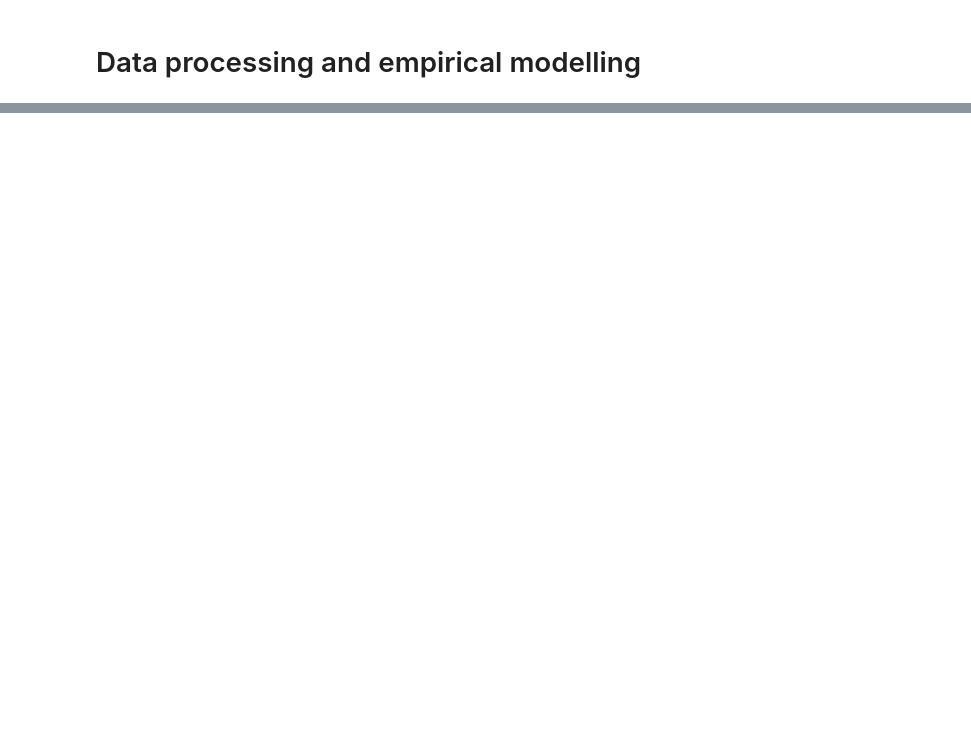
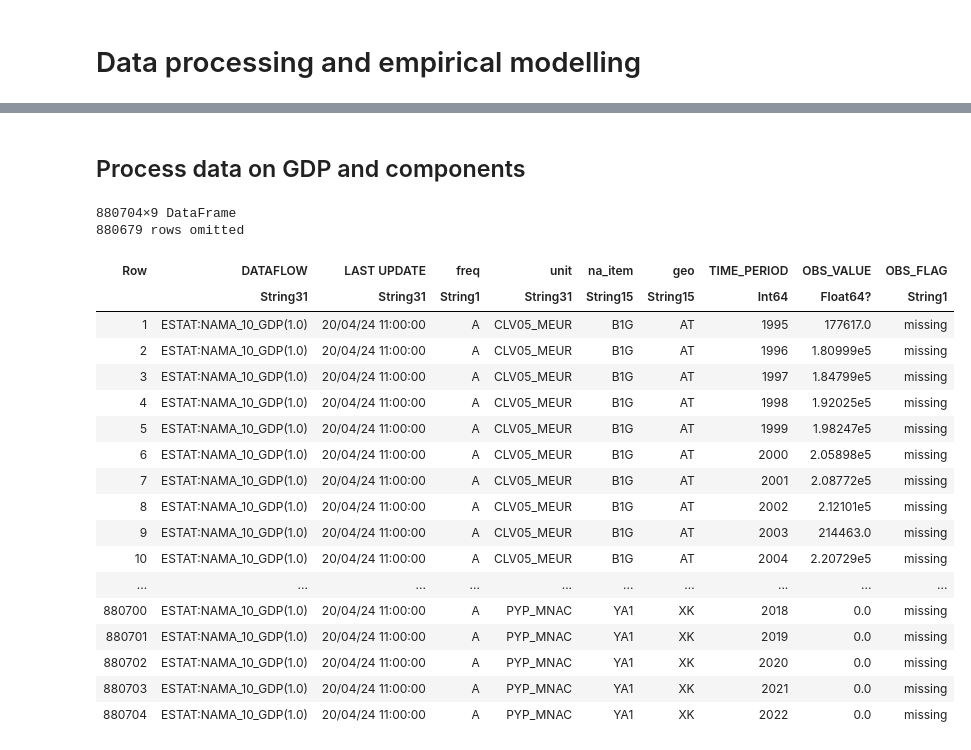
Before and after one commit to avassilev/MME, a Jupyter notebook: Data_processing.ipynb, the cells around one changed output, grey strips where cells are left out. Saved outputs shown, nothing was run; the diff lists cells and outputs as text; code cells hidden in the pictures; blank space fills up the shorter version.

Commit message:
More work on data processing

```diff
--- a/Data_processing.ipynb
+++ b/Data_processing.ipynb
@@ -134,0 +284,25 @@ SubString{String}["B1G", "B1GQ", "D21", "D21X31", "D31", "P3", "P31_S13", "P31_S
+# %% [markdown]
+## Process data on GDP and components
+# %%
+natl_acc = read_csv("datasets/nama_10_gdp_linear.csv.gz")
+# %% [output]
+880704×9 DataFrame
+880679 rows omitted
+| Row | DATAFLOW | LAST UPDATE | freq | unit | na_item | geo | TIME_PERIOD | OBS_VALUE | OBS_FLAG |
+|  | String31 | String31 | String1 | String31 | String15 | String15 | Int64 | Float64? | String1 |
+| 1 | ESTAT:NAMA_10_GDP(1.0) | 20/04/24 11:00:00 | A | CLV05_MEUR | B1G | AT | 1995 | 177617.0 | missing |
+| 2 | ESTAT:NAMA_10_GDP(1.0) | 20/04/24 11:00:00 | A | CLV05_MEUR | B1G | AT | 1996 | 1.80999e5 | missing |
+| 3 | ESTAT:NAMA_10_GDP(1.0) | 20/04/24 11:00:00 | A | CLV05_MEUR | B1G | AT | 1997 | 1.84799e5 | missing |
+| 4 | ESTAT:NAMA_10_GDP(1.0) | 20/04/24 11:00:00 | A | CLV05_MEUR | B1G | AT | 1998 | 1.92025e5 | missing |
+| 5 | ESTAT:NAMA_10_GDP(1.0) | 20/04/24 11:00:00 | A | CLV05_MEUR | B1G | AT | 1999 | 1.98247e5 | missing |
+| 6 | ESTAT:NAMA_10_GDP(1.0) | 20/04/24 11:00:00 | A | CLV05_MEUR | B1G | AT | 2000 | 2.05898e5 | missing |
+| 7 | ESTAT:NAMA_10_GDP(1.0) | 20/04/24 11:00:00 | A | CLV05_MEUR | B1G | AT | 2001 | 2.08772e5 | missing |
+| 8 | ESTAT:NAMA_10_GDP(1.0) | 20/04/24 11:00:00 | A | CLV05_MEUR | B1G | AT | 2002 | 2.12101e5 | missing |
+| 9 | ESTAT:NAMA_10_GDP(1.0) | 20/04/24 11:00:00 | A | CLV05_MEUR | B1G | AT | 2003 | 214463.0 | missing |
+| 10 | ESTAT:NAMA_10_GDP(1.0) | 20/04/24 11:00:00 | A | CLV05_MEUR | B1G | AT | 2004 | 2.20729e5 | missing |
+| ... | ... | ... | ... | ... | ... | ... | ... | ... | ... |
+| 880700 | ESTAT:NAMA_10_GDP(1.0) | 20/04/24 11:00:00 | A | PYP_MNAC | YA1 | XK | 2018 | 0.0 | missing |
+| 880701 | ESTAT:NAMA_10_GDP(1.0) | 20/04/24 11:00:00 | A | PYP_MNAC | YA1 | XK | 2019 | 0.0 | missing |
+| 880702 | ESTAT:NAMA_10_GDP(1.0) | 20/04/24 11:00:00 | A | PYP_MNAC | YA1 | XK | 2020 | 0.0 | missing |
+| 880703 | ESTAT:NAMA_10_GDP(1.0) | 20/04/24 11:00:00 | A | PYP_MNAC | YA1 | XK | 2021 | 0.0 | missing |
+| 880704 | ESTAT:NAMA_10_GDP(1.0) | 20/04/24 11:00:00 | A | PYP_MNAC | YA1 | XK | 2022 | 0.0 | missing |
```
Also changed, not shown: parts of 46 cells of this notebook, 5 other files.
